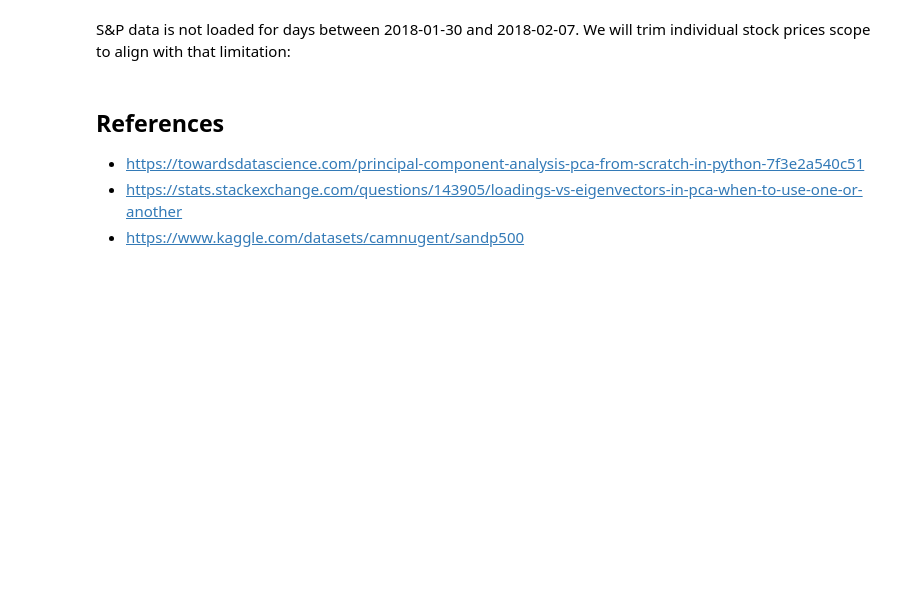
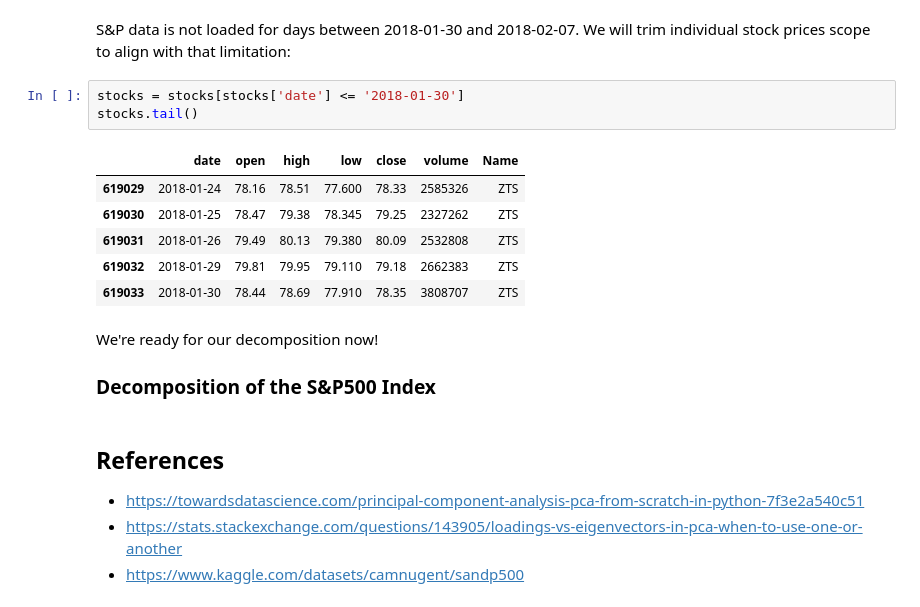
Before and after one commit to Staneesh/efi-pca, a Jupyter notebook: pca.ipynb, the cells around one changed output. Cells and saved outputs as stored; diff of their text form; blank space fills up the shorter version.

Commit message:
Filtered stocks by date to align with snp

```diff
--- a/pca.ipynb
+++ b/pca.ipynb
@@ -182,6 +182,20 @@ snp.tail()
 | 2018-01-30 | 0.050 |
 # %% [markdown]
 S&P data is not loaded for days between 2018-01-30 and 2018-02-07. We will trim individual stock prices scope to align with that limitation:
+# %%
+stocks = stocks[stocks['date'] <= '2018-01-30']
+stocks.tail()
+# %% [output]
+|  | date | open | high | low | close | volume | Name |
+| 619029 | 2018-01-24 | 78.16 | 78.51 | 77.600 | 78.33 | 2585326 | ZTS |
+| 619030 | 2018-01-25 | 78.47 | 79.38 | 78.345 | 79.25 | 2327262 | ZTS |
+| 619031 | 2018-01-26 | 79.49 | 80.13 | 79.380 | 80.09 | 2532808 | ZTS |
+| 619032 | 2018-01-29 | 79.81 | 79.95 | 79.110 | 79.18 | 2662383 | ZTS |
+| 619033 | 2018-01-30 | 78.44 | 78.69 | 77.910 | 78.35 | 3808707 | ZTS |
+# %% [markdown]
+We're ready for our decomposition now!
+
+### Decomposition of the S&P500 Index
 # %% [markdown]
 ## References
 * https://towardsdatascience.com/principal-component-analysis-pca-from-scratch-in-python-7f3e2a540c51
```
